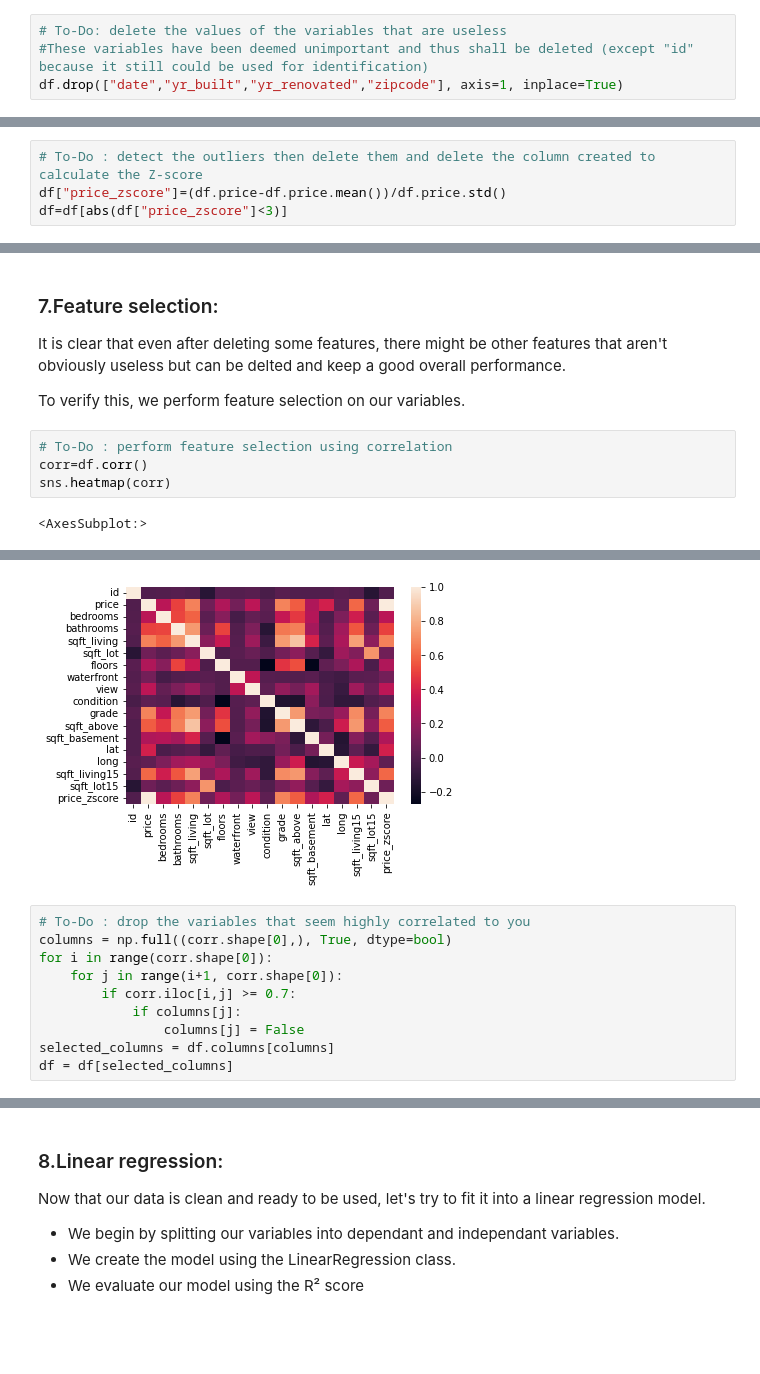
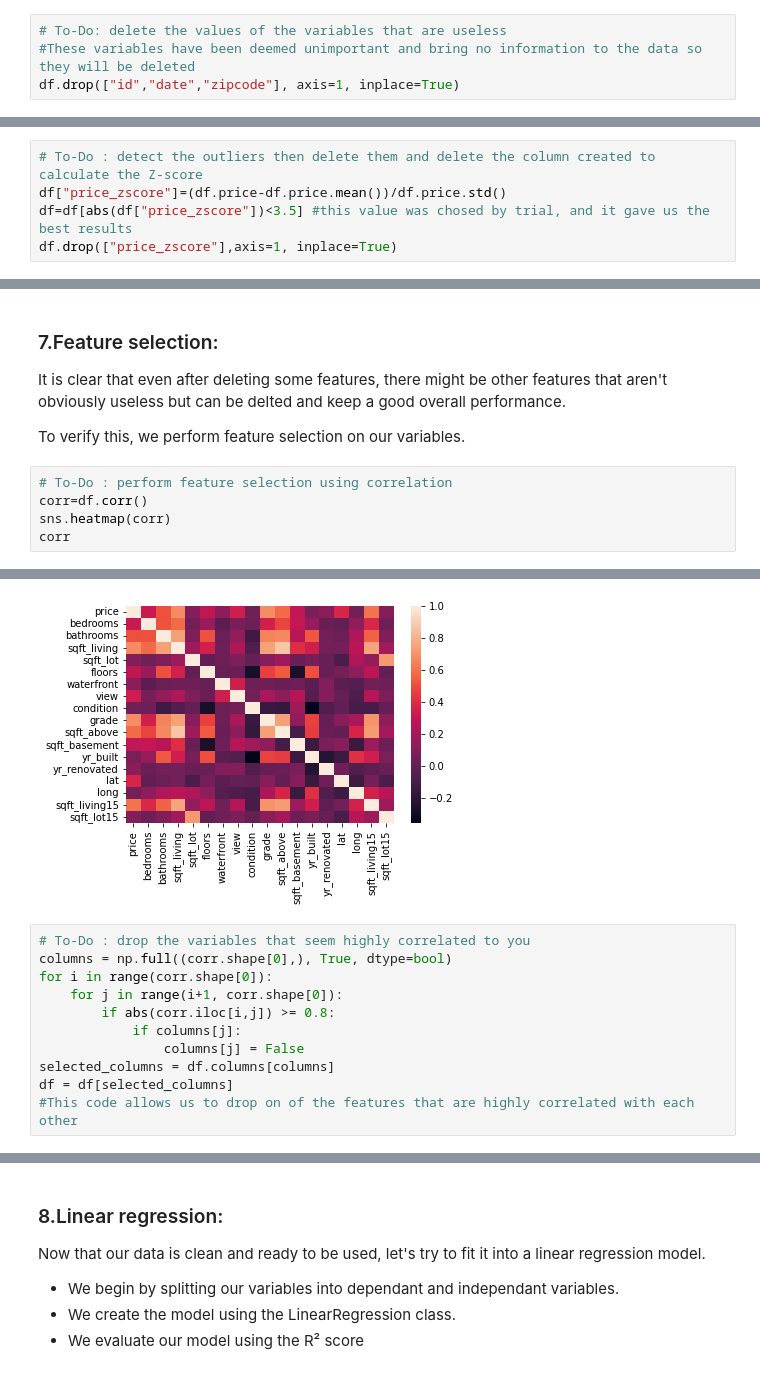
Before and after one commit to BennacerAmine/CLA, a Jupyter notebook: Unit 2/Project/Data Analytics Project.ipynb, the cells around one changed output, grey strips where cells are left out. Cells and saved outputs as stored; diff of their text form; blank space fills up the shorter version.

```diff
--- a/Unit 2/Project/Data Analytics Project.ipynb
+++ b/Unit 2/Project/Data Analytics Project.ipynb
@@ -124,8 +145,8 @@ We want to eventually do a regression on it so naturally some variables bring no
 Delete the column that correspond to variables that aren't needed.
 # %%
 # To-Do: delete the values of the variables that are useless
-#These variables have been deemed unimportant and thus shall be deleted (except "id" because it still could be used for identification)
-df.drop(["date","yr_built","yr_renovated","zipcode"], axis=1, inplace=True)
+#These variables have been deemed unimportant and bring no information to the data so they will be deleted
+df.drop(["id","date","zipcode"], axis=1, inplace=True)
 # %%
 df.info()
 # %% [output]
@@ -167,7 +188,8 @@ To create such a model, we detect outliers and delete them using the Z-score met
 # %%
 # To-Do : detect the outliers then delete them and delete the column created to calculate the Z-score
 df["price_zscore"]=(df.price-df.price.mean())/df.price.std()
-df=df[abs(df["price_zscore"]<3)]
+df=df[abs(df["price_zscore"])<3.5] #this value was chosed by trial, and it gave us the best results
+df.drop(["price_zscore"],axis=1, inplace=True)
 # %%
 df.info()
 # %% [output]
@@ -197,5 +221,5 @@ To verify this, we perform feature selection on our variables.
 # To-Do : perform feature selection using correlation
 corr=df.corr()
 sns.heatmap(corr)
+corr
 # %% [output]
-<AxesSubplot:>
@@ -202,14 +243,15 @@ sns.heatmap(corr)
-[figure, old version]
+[figure, new version]
 # %%
 # To-Do : drop the variables that seem highly correlated to you
 columns = np.full((corr.shape[0],), True, dtype=bool)
 for i in range(corr.shape[0]):
     for j in range(i+1, corr.shape[0]):
-        if corr.iloc[i,j] >= 0.7:
+        if abs(corr.iloc[i,j]) >= 0.8:
             if columns[j]:
                 columns[j] = False
 selected_columns = df.columns[columns]
 df = df[selected_columns]
+#This code allows us to drop on of the features that are highly correlated with each other
 # %%
 df.info()
 # %% [output]
```
Also changed, not shown: parts of 12 cells of this notebook.
